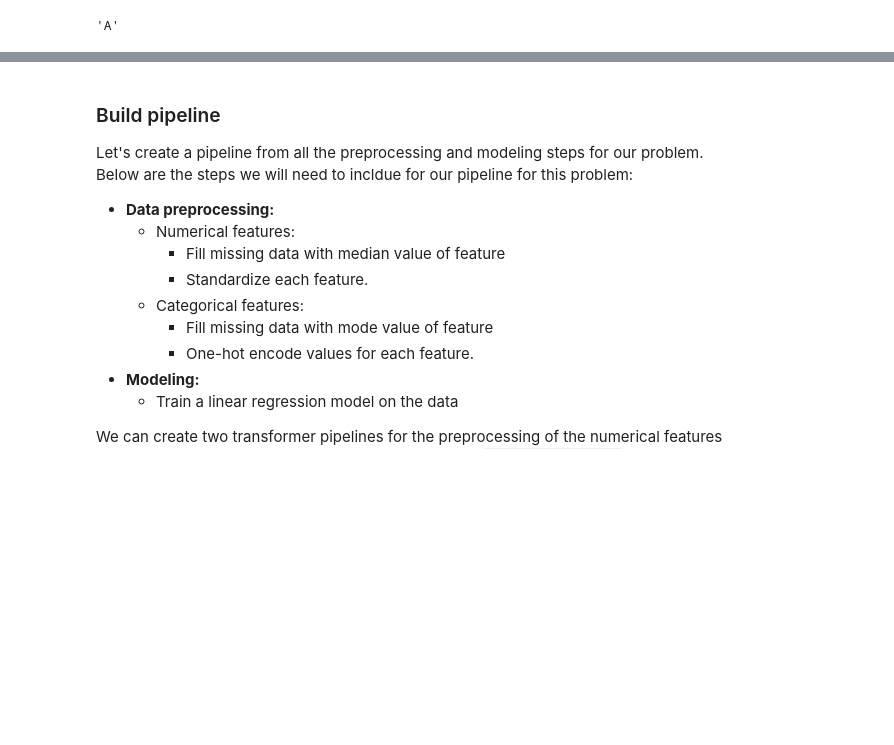
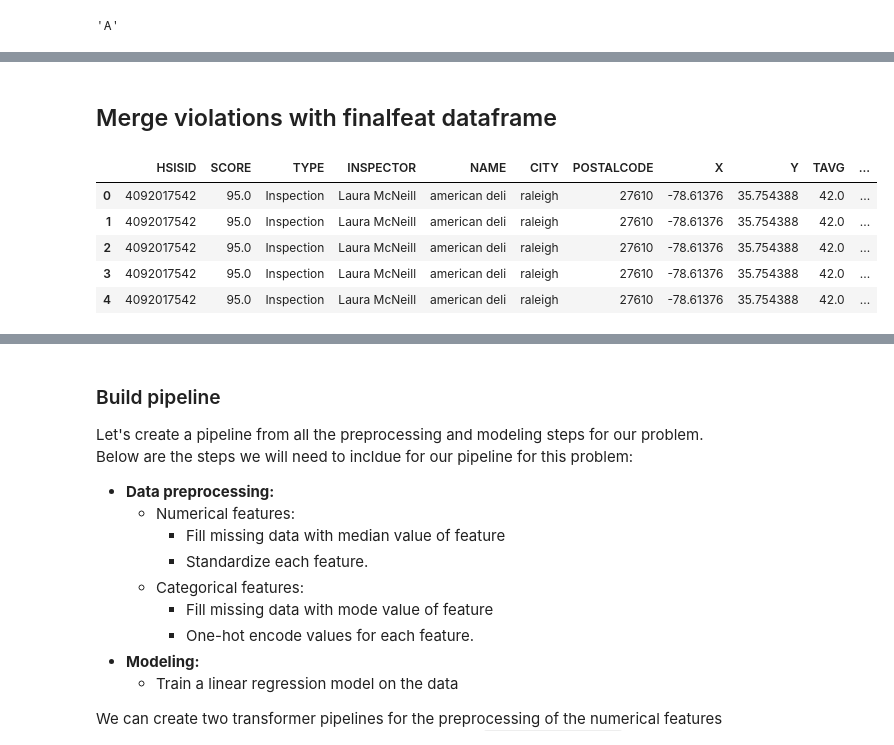
Before and after one commit to shyamal-anadkat/wake-county-food-inspections-analysis, a Jupyter notebook: Wake County -- Restaurant Food Inspections Analysis [AIPI510].ipynb, the cells around one changed output, grey strips where cells are left out. Saved outputs shown, nothing was run; the diff lists cells and outputs as text; code cells hidden in the pictures; blank space fills up the shorter version.

```diff
--- a/Wake County -- Restaurant Food Inspections Analysis [AIPI510].ipynb
+++ b/Wake County -- Restaurant Food Inspections Analysis [AIPI510].ipynb
@@ -475,0 +485,12 @@ Name: SCORE GRADE, dtype: int64
+# %% [markdown]
+## Merge violations with finalfeat dataframe
+# %%
+feat_df = finalfeat.merge(rest_violation, how='left', on='HSISID')
+feat_df.head()
+# %% [output]
+|  | HSISID | SCORE | TYPE | INSPECTOR | NAME | CITY | POSTALCODE | X | Y | TAVG | ... |
+| 0 | 4092017542 | 95.0 | Inspection | Laura McNeill | american deli | raleigh | 27610 | -78.61376 | 35.754388 | 42.0 | ... |
+| 1 | 4092017542 | 95.0 | Inspection | Laura McNeill | american deli | raleigh | 27610 | -78.61376 | 35.754388 | 42.0 | ... |
+| 2 | 4092017542 | 95.0 | Inspection | Laura McNeill | american deli | raleigh | 27610 | -78.61376 | 35.754388 | 42.0 | ... |
+| 3 | 4092017542 | 95.0 | Inspection | Laura McNeill | american deli | raleigh | 27610 | -78.61376 | 35.754388 | 42.0 | ... |
+| 4 | 4092017542 | 95.0 | Inspection | Laura McNeill | american deli | raleigh | 27610 | -78.61376 | 35.754388 | 42.0 | ... |
```
Also changed, not shown: parts of 8 cells of this notebook.
